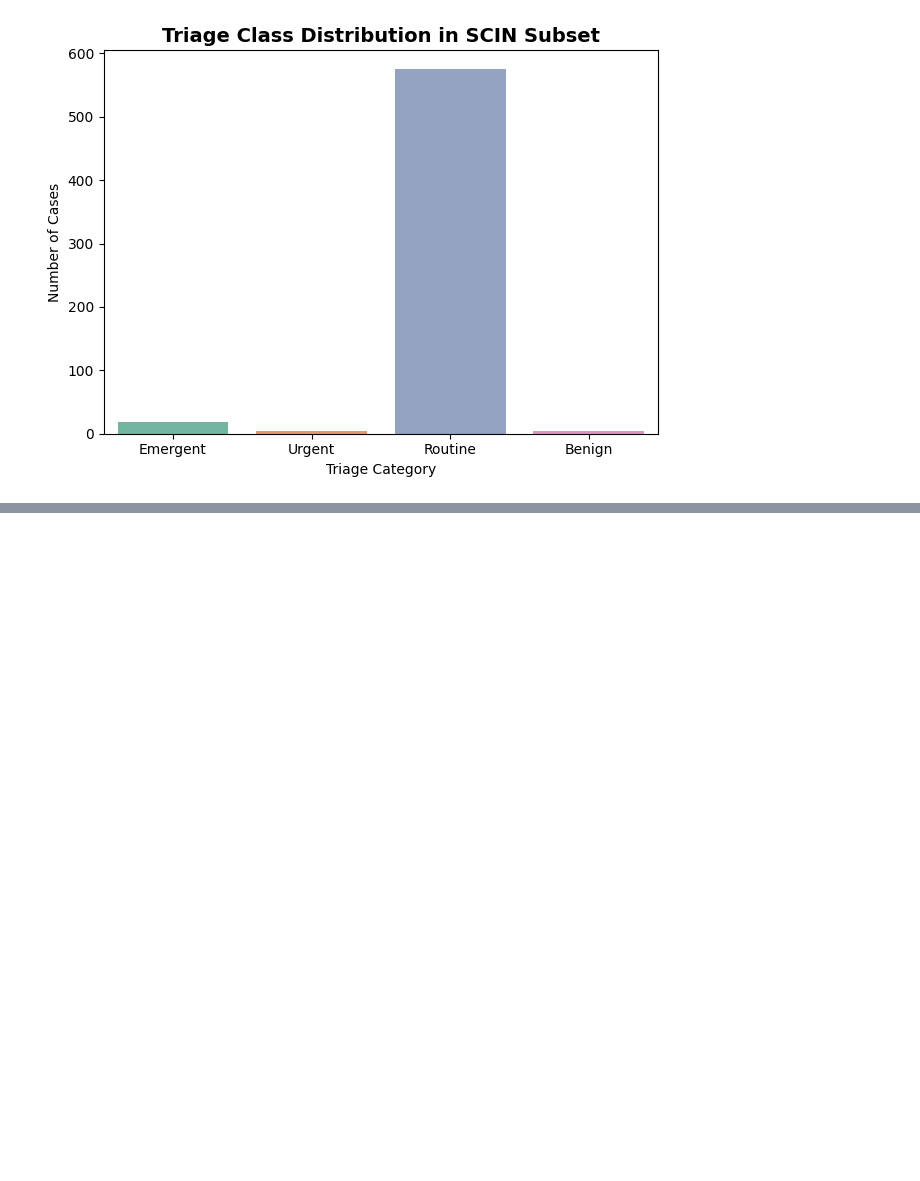
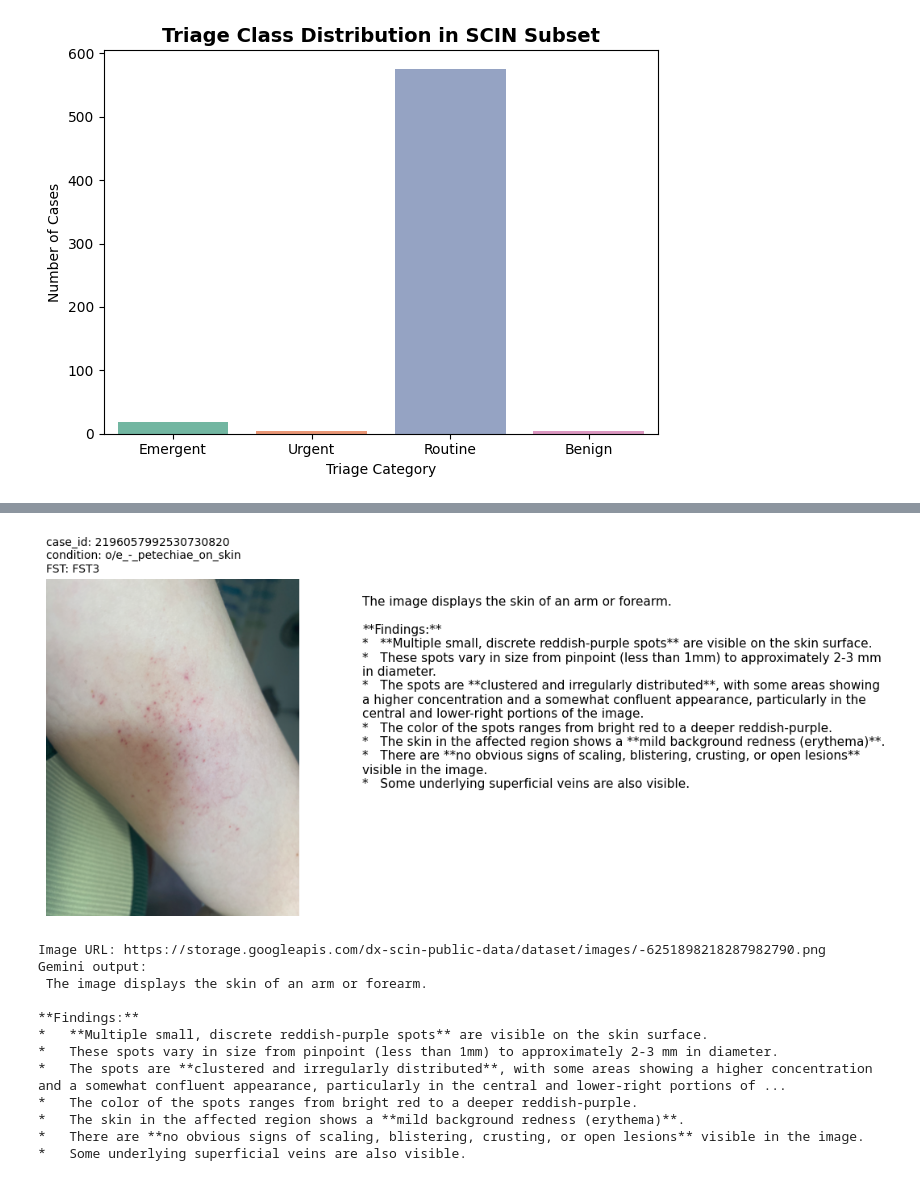
Before and after one commit to mdiazmat/DSBA6165Project, a Jupyter notebook: SCIN_Dataset.ipynb, the cells around one changed output, grey strips where cells are left out. Drawn from its saved outputs; the diff is of its cells as text; code cells hidden in the pictures; blank space fills up the shorter version.

```diff
--- a/SCIN_Dataset.ipynb
+++ b/SCIN_Dataset.ipynb
@@ -349,0 +374,16 @@ The overall impression is of an inflamed and irritated skin presentation involvi
+# %%
+show_img_and_gemini(df.sample(1, random_state=10).iloc[0])
+# %% [output]
+[figure, added]
+Image URL: https://storage.googleapis.com/dx-scin-public-data/dataset/images/-6251898218287982790.png
+Gemini output:
+ The image displays the skin of an arm or forearm.
+
+**Findings:**
+*   **Multiple small, discrete reddish-purple spots** are visible on the skin surface.
+*   These spots vary in size from pinpoint (less than 1mm) to approximately 2-3 mm in diameter.
+*   The spots are **clustered and irregularly distributed**, with some areas showing a higher concentration and a somewhat confluent appearance, particularly in the central and lower-right portions of ...
+*   The color of the spots ranges from bright red to a deeper reddish-purple.
+*   The skin in the affected region shows a **mild background redness (erythema)**.
+*   There are **no obvious signs of scaling, blistering, crusting, or open lesions** visible in the image.
+*   Some underlying superficial veins are also visible.
```
Also changed, not shown: parts of 8 cells of this notebook.
